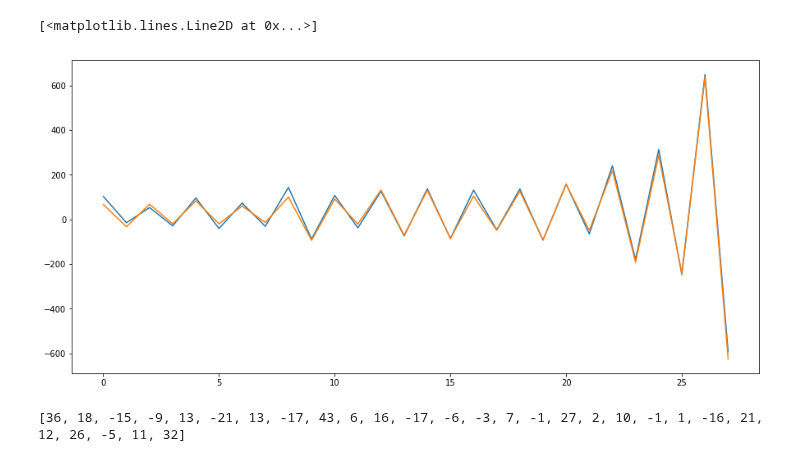
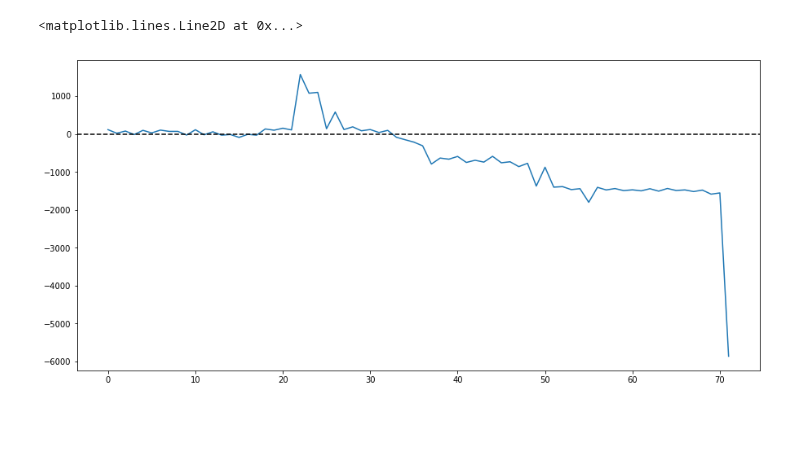
Before and after one commit to Bmcgarry194/ChessStyle, a Jupyter notebook: src/player_stats.ipynb, the cells around one changed output. Drawn from its saved outputs; the diff is of its cells as text; code cells hidden in the pictures; blank space fills up the shorter version.

```diff
--- a/src/player_stats.ipynb
+++ b/src/player_stats.ipynb
@@ -161,20 +87,13 @@ while not game.is_end():
 # %%
 fig, ax = plt.subplots(figsize=(15, 7))
 
-y = centipawn_eval[:28]
-x = list(range(len(centipawn_eval_5)))
-ax.plot(x, y)
+# y = centipawn_eval_5[:28]
+x = list(range(len(centipawn_eval)))
+# ax.plot(x, y)
 
-y_5 = centipawn_eval_5
+y_5 = [eval_ * -1 if idx % 2 != 0 else eval_ for idx, eval_ in enumerate(centipawn_eval)]
 ax.plot(x, y_5)
+ax.axhline(0, ls='dashed', color='black')
 # %% [output]
-[<matplotlib.lines.Line2D at 0x...>]
+<matplotlib.lines.Line2D at 0x...>
-[figure, old version]
+[figure, new version]
-# %%
-diff = []
-for idx, num in enumerate(y):
-    diff.append(y[idx] - y_5[idx])
-
-print(diff)
-# %% [output]
-[36, 18, -15, -9, 13, -21, 13, -17, 43, 6, 16, -17, -6, -3, 7, -1, 27, 2, 10, -1, 1, -16, 21, 12, 26, -5, 11, 32]
```
Also changed, not shown: parts of 23 cells of this notebook, 3 other files.
